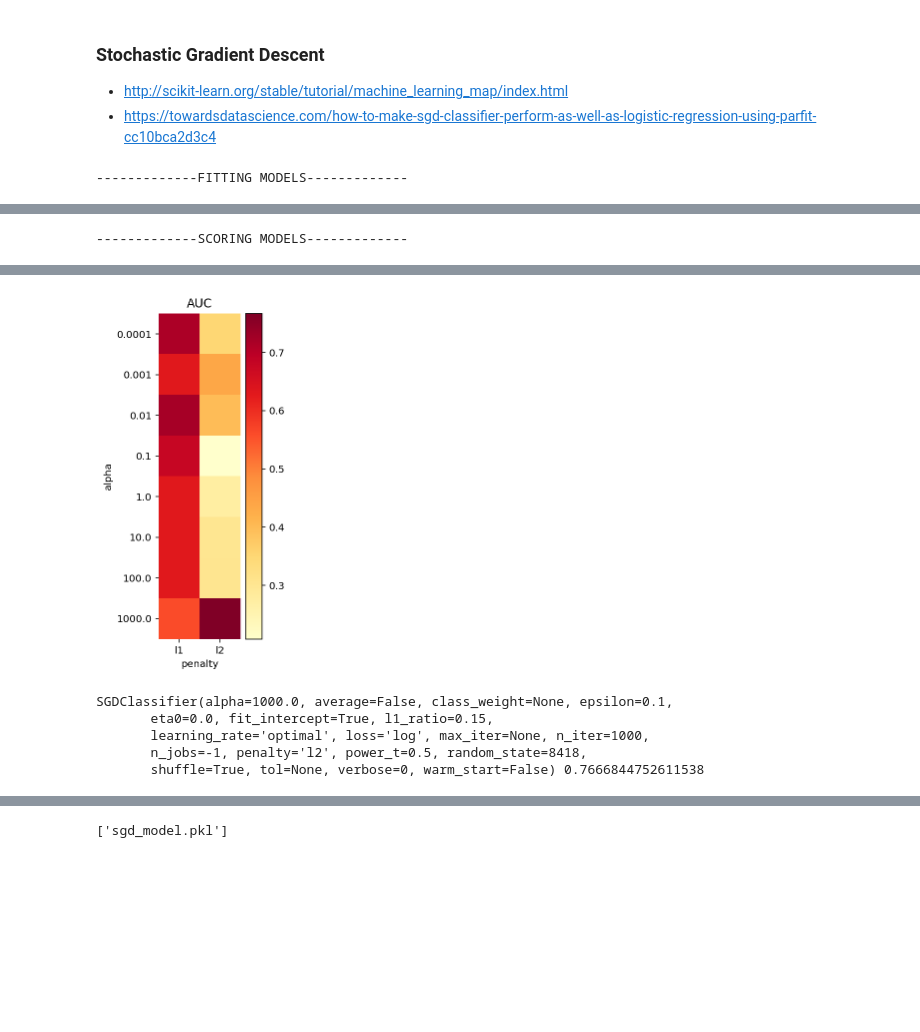
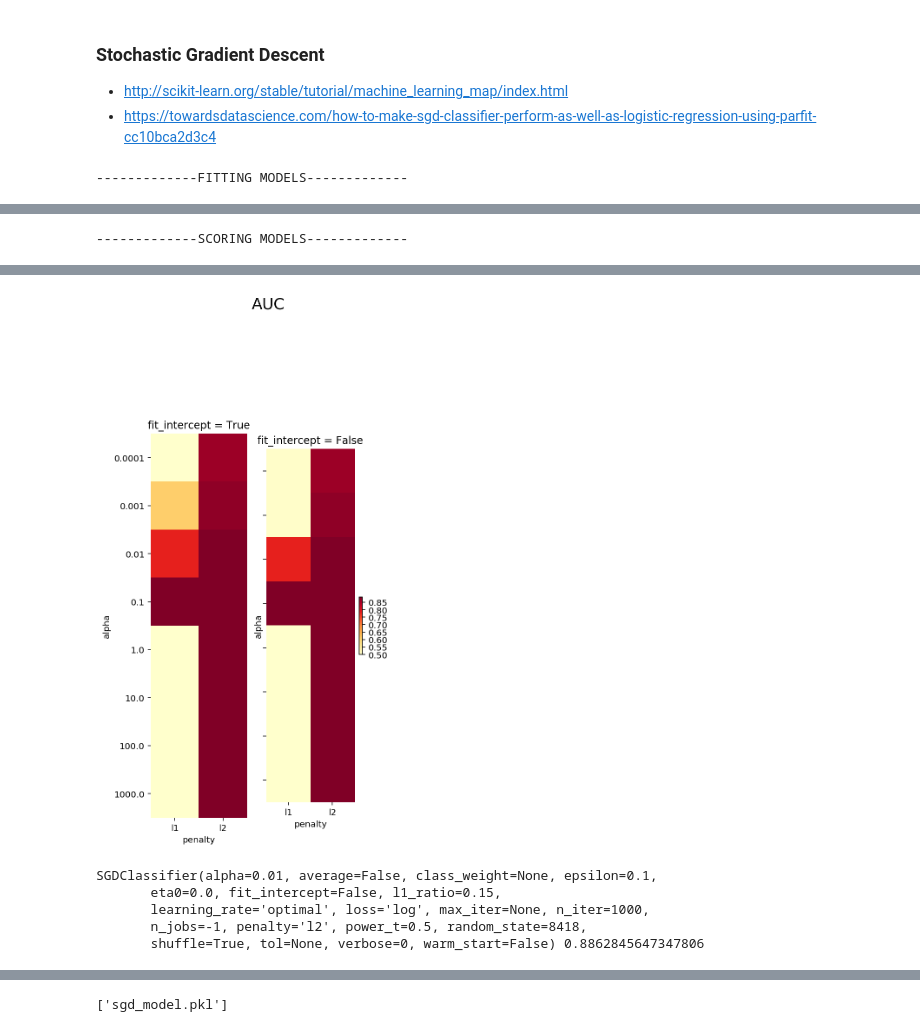
Before and after one commit to scheckley/bank_fraud_tensor, a Jupyter notebook: scratch-scikit.ipynb, the cells around one changed output, grey strips where cells are left out. Drawn from its saved outputs; the diff is of its cells as text; code cells hidden in the pictures; blank space fills up the shorter version.

Commit message:
messing with data scaling and some other classifiers

```diff
--- a/scratch-scikit.ipynb
+++ b/scratch-scikit.ipynb
@@ -398,3 +398,23 @@ plt.xlabel('False Positive Rate')
 plt.show()
 # %% [output]
 [figure]
+# %%
+# rescale the data
+from sklearn.preprocessing import StandardScaler
+scaler = StandardScaler()
+scaler.fit(X_train_resampled)
+X_train = scaler.transform(X_train_resampled)
+X_test = scaler.transform(X_test)
+# %%
+lr = LogisticRegression(C = 100, penalty = 'l1')
+
+tic()
+lr.fit(X_train, y_train_resampled)
+
+y_pred = lr.predict(X_test)
+
+toc()
+
+ac = accuracy_score(y_test,lr.predict(X_test))
+print('Accuracy is: ',ac)
+#print('model accuracy =',sgd.score(X_test, y_test)*100,'%')
@@ -412,6 +449,12 @@ from sklearn.metrics import accuracy_score, confusion_matrix, f1_score
 from sklearn.model_selection import ParameterGrid
 from sklearn.metrics import roc_auc_score
 import parfit.parfit as pf
+# %%
+from sklearn.preprocessing import StandardScaler
+scaler = StandardScaler()
+scaler.fit(X_train_resampled)
+X_train = scaler.transform(X_train_resampled)
+X_test = scaler.transform(X_test)
 # %%
 from sklearn.metrics import roc_curve, auc
 
@@ -421,6 +464,12 @@ def plot_roc_auc(actual, preds):
     plt.plot([0,1],[0,1],'b')
     plt.title('AUC: {}'.format(auc(fpr,tpr)))
     plt.show()
+# %%
+from sklearn.preprocessing import StandardScaler
+scaler = StandardScaler()
+scaler.fit(X_train_resampled)
+X_train = scaler.transform(X_train_resampled)
+X_test = scaler.transform(X_test)
 # %%
 # hyper parameter tuning with parfit
 
@@ -429,6 +478,7 @@ grid = {
     'n_iter': [1000],  # number of epochs
     'loss': ['log'],  # logistic regression,
     'penalty': ['l1', 'l2'],
+    'fit_intercept': [True, False],
     'n_jobs': [-1],
     'random_state': [8418]
 }
@@ -437,7 +487,7 @@ paramGrid = ParameterGrid(grid)
 best_model, best_score, all_models, all_scores = pf.bestFit(
     SGDClassifier(),
     paramGrid,
-    X_train_resampled,
+    X_train,
     y_train_resampled,
     X_test,
     y_test,  # nfolds=5 [optional, instead of validation set]
@@ -459,9 +511,9 @@ print(best_model, best_score)
-[figure, old version]
+[figure, new version]
-SGDClassifier(alpha=1000.0, average=False, class_weight=None, epsilon=0.1,
-       eta0=0.0, fit_intercept=True, l1_ratio=0.15,
+SGDClassifier(alpha=0.01, average=False, class_weight=None, epsilon=0.1,
+       eta0=0.0, fit_intercept=False, l1_ratio=0.15,
        learning_rate='optimal', loss='log', max_iter=None, n_iter=1000,
        n_jobs=-1, penalty='l2', power_t=0.5, random_state=8418,
-       shuffle=True, tol=None, verbose=0, warm_start=False) 0.7666844752611538
+       shuffle=True, tol=None, verbose=0, warm_start=False) 0.8862845647347806
 # %%
 plot_roc_auc(y_test, best_model.predict_proba(X_test))
 # %% [output]
```
Also changed, not shown: parts of 11 cells of this notebook.
